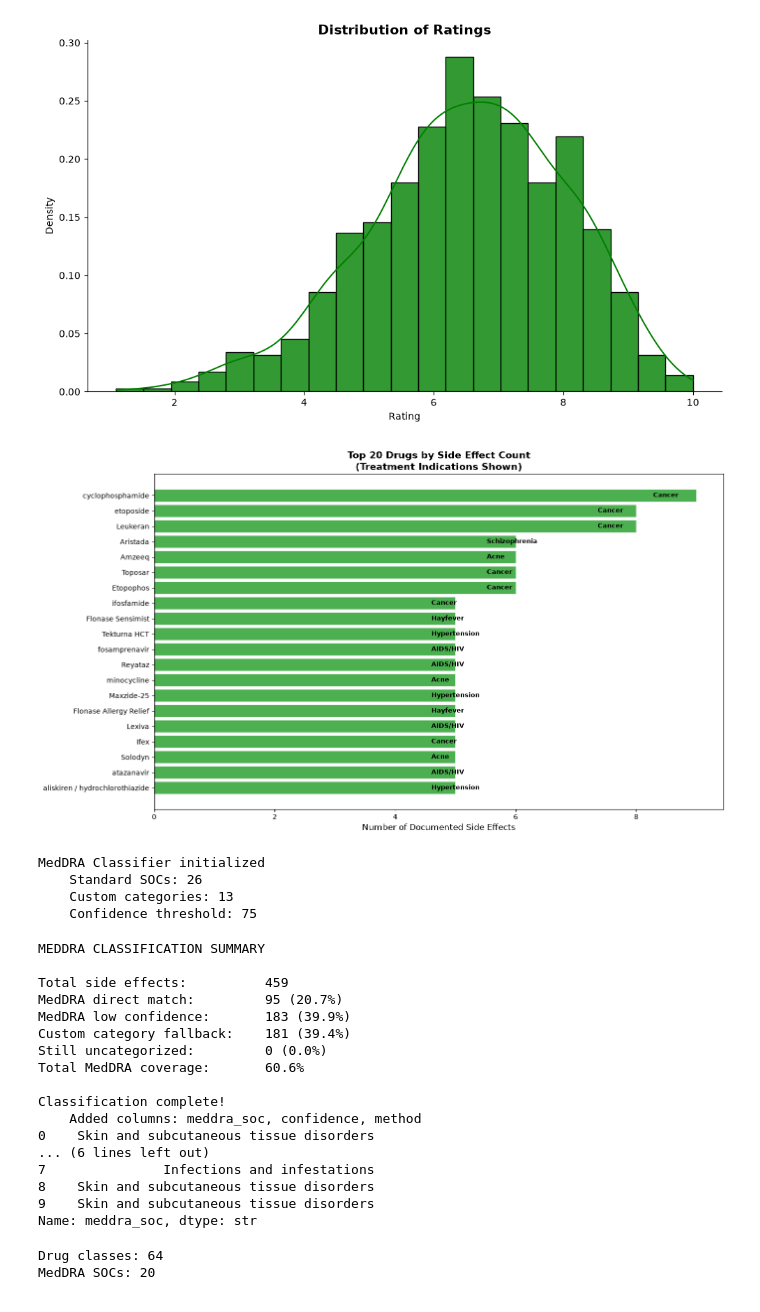
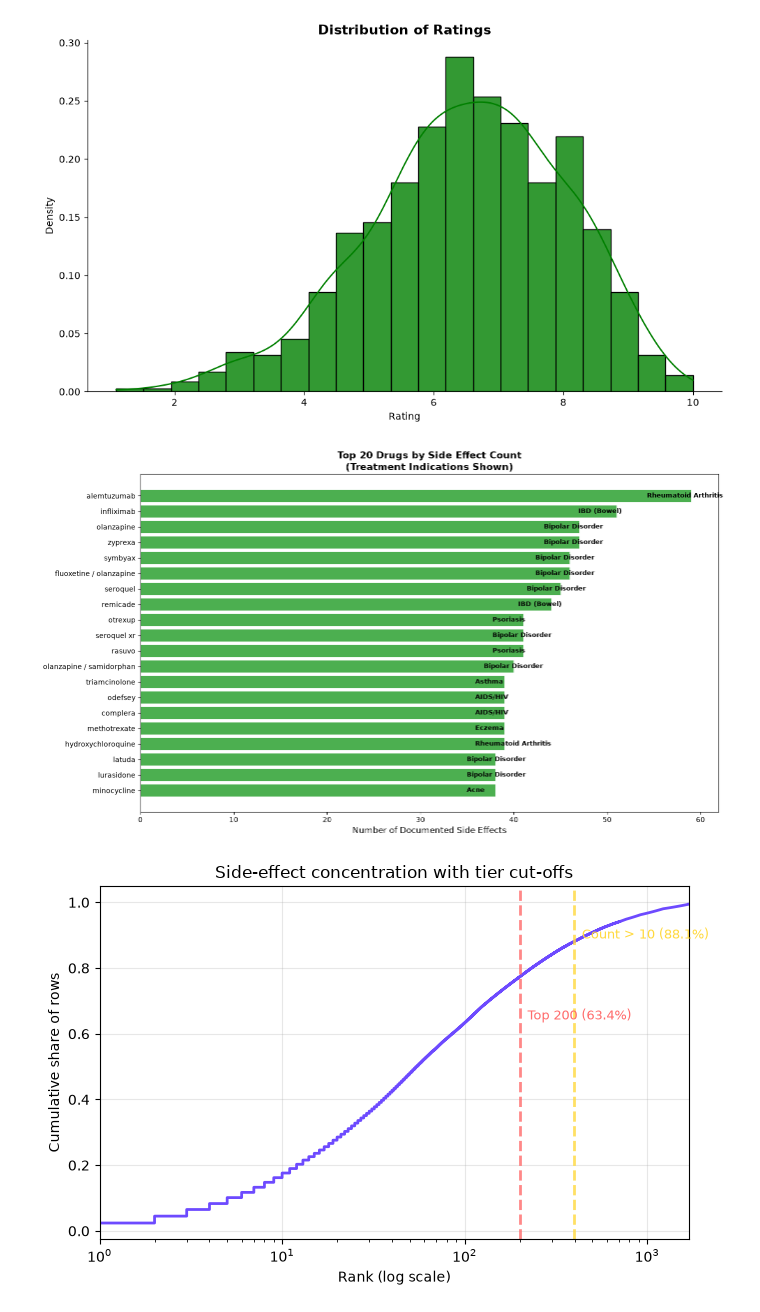
Before and after one commit to hlstrang/drugs_and_side_effects, a Jupyter notebook: workbook.ipynb, the cells around one changed output. Cells and saved outputs as stored; diff of their text form; code cells hidden in the pictures.

```diff
--- a/workbook.ipynb
+++ b/workbook.ipynb
@@ -881,7 +1174,7 @@ def create_drug_side_effect_plot(plot_data: pd.DataFrame,
     return fig
 
 side_effect_counts = (
-    long_se.groupby("drug_name")["side_effects"]
+    final.groupby("drug_name")["side_effects"]
     .count()
     .sort_values(ascending=False)
     .head(20)
@@ -889,7 +1182,7 @@ side_effect_counts = (
 )
 
 drug_conditions = (
-    long_se.groupby("drug_name")["medical_condition"]
+    final.groupby("drug_name")["medical_condition"]
     .agg(lambda x: x.value_counts().index[0] if len(x) > 0 else "Unknown")
     .reset_index()
     .rename(columns={"medical_condition": "primary_condition"})
@@ -900,43 +1193,37 @@ plot_data = side_effect_counts.merge(drug_conditions, on="drug_name")
 fig = create_drug_side_effect_plot(plot_data)
 plt.show(fig)
 # %% [output]
-[figure, old version]
+[figure, new version]
-# %%
-long_se_classified, classifier, classification_df = run_meddra_classification(
-        long_se=long_se,
-        confidence_threshold=75
-    )
-print(long_se_classified['meddra_soc'].head(10))
-# %% [output]
-MedDRA Classifier initialized
-    Standard SOCs: 26
-    Custom categories: 13
-    Confidence threshold: 75
-MEDDRA CLASSIFICATION SUMMARY
-
-Total side effects:          459
-MedDRA direct match:         95 (20.7%)
-MedDRA low confidence:       183 (39.9%)
-Custom category fallback:    181 (39.4%)
-Still uncategorized:         0 (0.0%)
-Total MedDRA coverage:       60.6%
-
-Classification complete!
-    Added columns: meddra_soc, confidence, method
-0    Skin and subcutaneous tissue disorders
-... (6 lines left out)
-7               Infections and infestations
-8    Skin and subcutaneous tissue disorders
-9    Skin and subcutaneous tissue disorders
-Name: meddra_soc, dtype: str
-# %%
-long_se_classified['main_drug_class'] = long_se_classified['drug_classes'].str.split(',').str[0].str.strip()
-soc_counts = pd.crosstab(long_se_classified['main_drug_class'], long_se_classified['meddra_soc'])
-print(f"Drug classes: {soc_counts.shape[0]}")
-print(f"MedDRA SOCs: {soc_counts.shape[1]}")
-soc_columns = [col for col in soc_counts.columns if col != 'Unclassified']
-soc_matrix = soc_counts[soc_columns].copy()
-soc_matrix_pct = soc_matrix.div(soc_matrix.sum(axis=1), axis=0) * 100
-# %% [output]
-Drug classes: 64
-MedDRA SOCs: 20
+# %%
+counts = final["side_effects"].value_counts()
+total_rows = counts.sum()
+cum_share = counts.cumsum() / total_rows
+
+fig, ax = plt.subplots(figsize=(7, 4.5))
+
+ranks = np.arange(1, len(counts) + 1)
+ax.plot(ranks, cum_share.values, drawstyle="steps-post", color="#6d4aff", linewidth=2)
+
+# Tier 1 boundary (top 200)
+ax.axvline(200, color="#ff6b6b", linestyle="--", linewidth=2, alpha=0.8)
+ax.text(200, cum_share.iloc[99], f"  Top 200 ({cum_share.iloc[99]:.1%})",
+        va='bottom', fontsize=9, color="#ff6b6b")
+
+# Tier 2 boundary (count > 10)
+tier2_rank = len(counts[counts > 10])
+ax.axvline(tier2_rank, color="#ffd93d", linestyle="--", linewidth=2, alpha=0.8)
+share_tier2 = counts[counts > 10].sum() / total_rows
+ax.text(tier2_rank, share_tier2, f"  Count > 10 ({share_tier2:.1%})",
+        va='bottom', fontsize=9, color="#ffd93d")
+
+ax.set_xscale("log")
+ax.set_xlabel("Rank (log scale)")
+ax.set_ylabel("Cumulative share of rows")
+ax.set_title("Side-effect concentration with tier cut-offs")
+ax.grid(True, alpha=0.3)
+ax.set_xlim(1, max(ranks) * 0.9)
+
+plt.tight_layout()
+plt.show()
+# %% [output]
+[figure, added]
```
Also changed, not shown: parts of 35 cells of this notebook, 2 other files.
